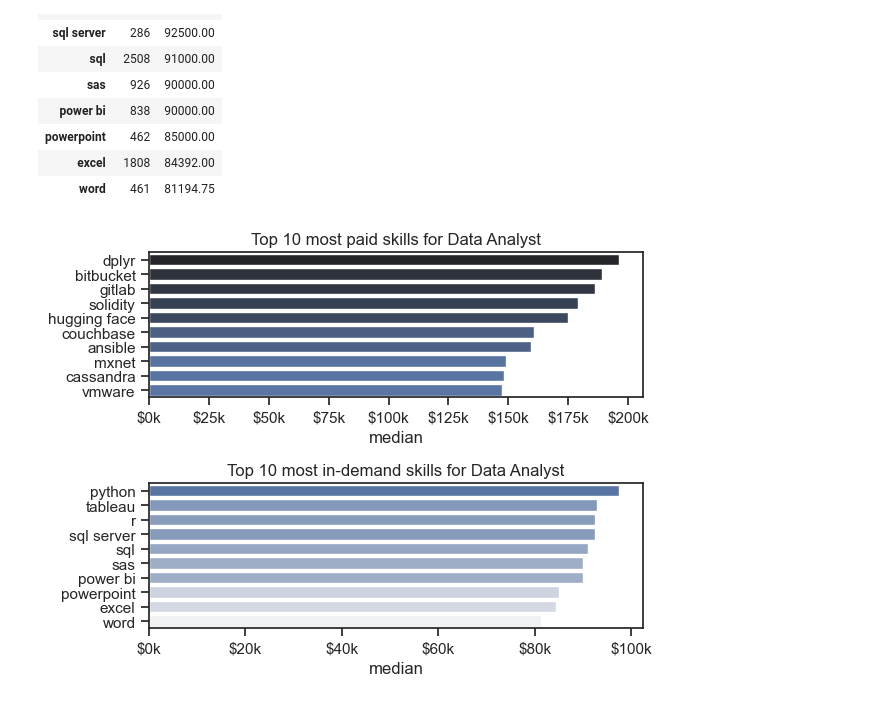
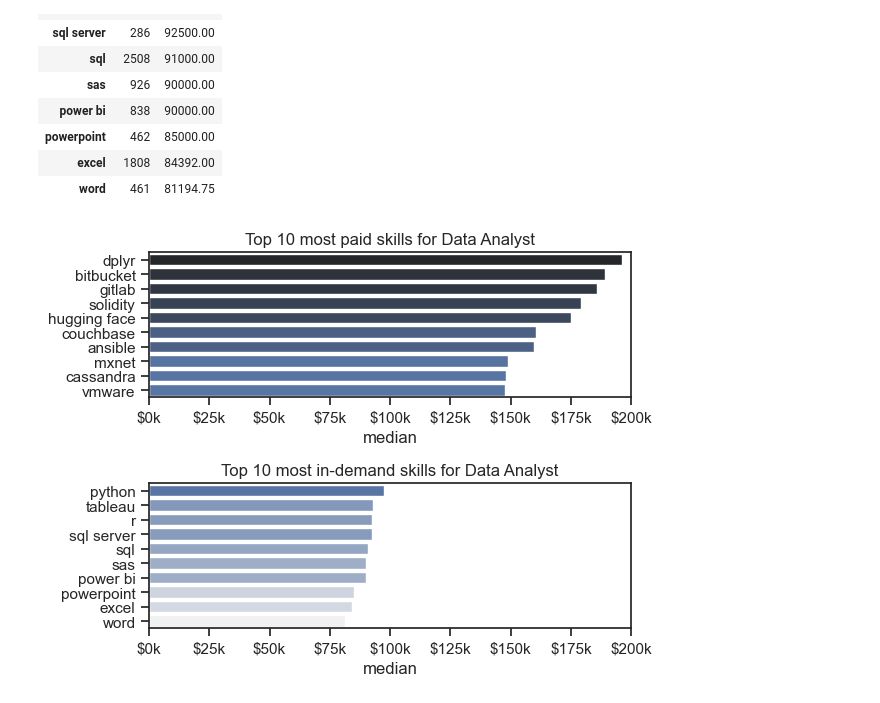
Before and after one commit to savicnikola9999-creator/Python_NS, a Jupyter notebook: Project/4_salary_analysis.ipynb, the cells around one changed output. Cells and saved outputs as stored; diff of their text form; code cells hidden in the pictures.

```diff
--- a/Project/4_salary_analysis.ipynb
+++ b/Project/4_salary_analysis.ipynb
@@ -125,19 +125,21 @@ df_top_skills
 # %%
 fig, ax = plt.subplots(2,1)
 sns.set_theme(style="ticks")
 
 sns.barplot(data=df_top_pay, y="job_skills", x="median" , ax=ax[0], hue="median" , palette="dark:b_r")
 ax[0].legend().remove()
 ax[0].set_title("Top 10 most paid skills for Data Analyst")
 ax[0].set_ylabel("")
 ax[0].xaxis.set_major_formatter(plt.FuncFormatter(lambda x, pos: f'${int(x/1000)}k'))
+ax[0].set_xlim(0,200000)
 
 sns.barplot(data=df_top_skills, y="job_skills", x="median" , ax=ax[1], hue="median" , palette="light:b")
 ax[1].legend().remove()
 ax[1].set_title("Top 10 most in-demand skills for Data Analyst")
 ax[1].set_ylabel("")
 ax[1].xaxis.set_major_formatter(plt.FuncFormatter(lambda x, pos: f'${int(x/1000)}k'))
+ax[1].set_xlim(0,200000)
 
 fig.tight_layout()
 # %% [output]
-[figure, old version]
+[figure, new version]
```
